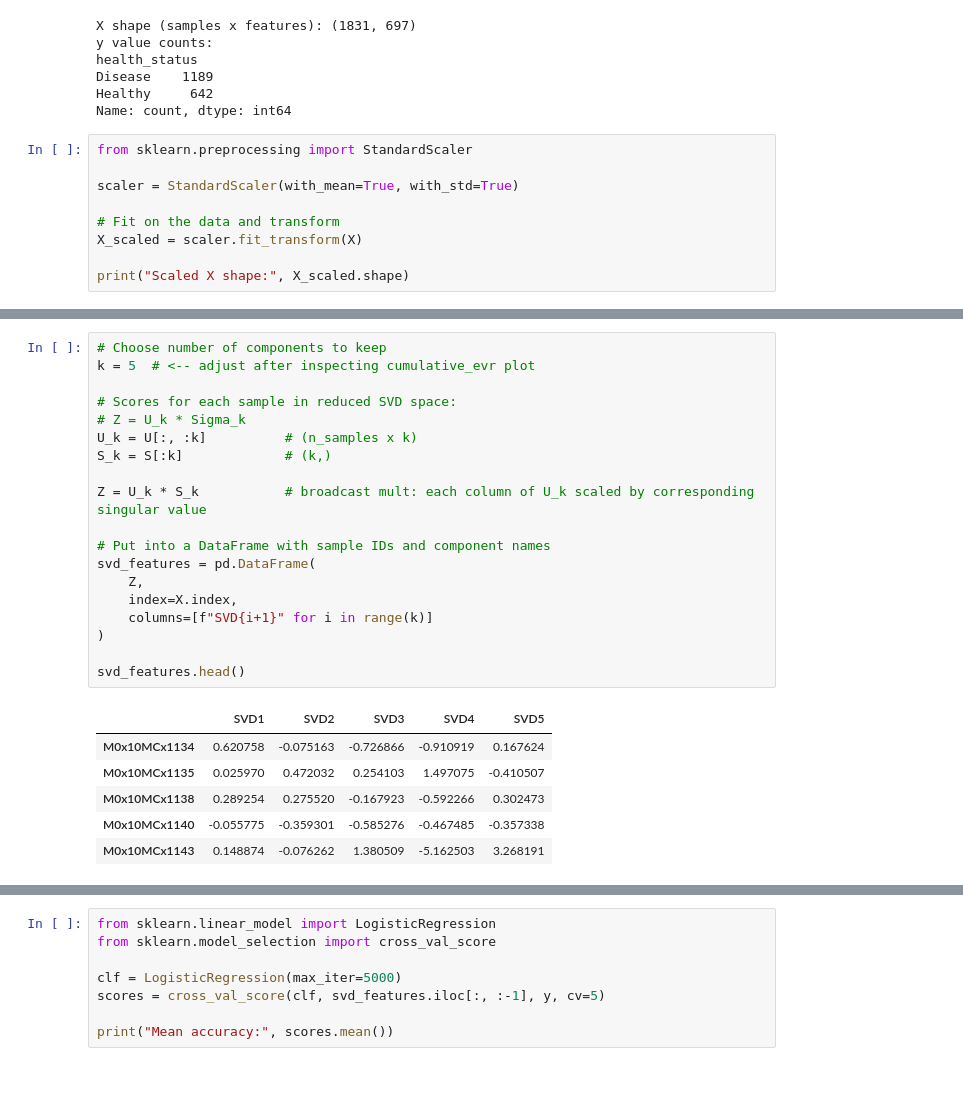
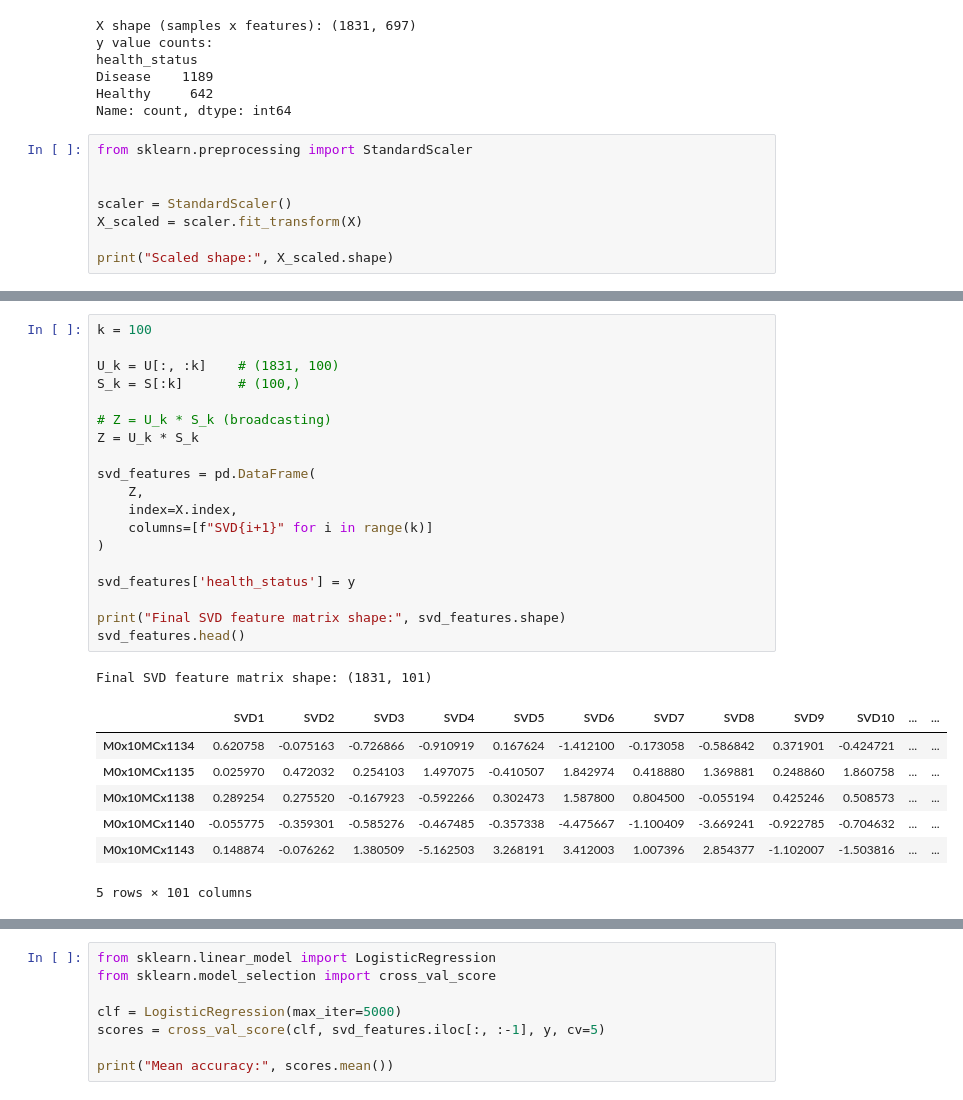
Before and after one commit to anushka-don/cs506_project, a Jupyter notebook: EDA_beta.ipynb, the cells around one changed output, grey strips where cells are left out. Drawn from its saved outputs; the diff is of its cells as text.

```diff
--- a/EDA_beta.ipynb
+++ b/EDA_beta.ipynb
@@ -746,10 +779,9 @@ Name: count, dtype: int64
 # %%
 from sklearn.preprocessing import StandardScaler
 
-scaler = StandardScaler(with_mean=True, with_std=True)
 
-# Fit on the data and transform
+scaler = StandardScaler()
 X_scaled = scaler.fit_transform(X)
 
-print("Scaled X shape:", X_scaled.shape)
+print("Scaled shape:", X_scaled.shape)
 # %% [output]
@@ -802,27 +838,29 @@ plt.show()
 # %%
-# Choose number of components to keep
-k = 5  # <-- adjust after inspecting cumulative_evr plot
+k = 100
 
-# Scores for each sample in reduced SVD space:
-# Z = U_k * Sigma_k
-U_k = U[:, :k]          # (n_samples x k)
-S_k = S[:k]             # (k,)
+U_k = U[:, :k]    # (1831, 100)
+S_k = S[:k]       # (100,)
 
-Z = U_k * S_k           # broadcast mult: each column of U_k scaled by corresponding singular value
+# Z = U_k * S_k (broadcasting)
+Z = U_k * S_k
 
-# Put into a DataFrame with sample IDs and component names
 svd_features = pd.DataFrame(
     Z,
     index=X.index,
     columns=[f"SVD{i+1}" for i in range(k)]
 )
 
+svd_features['health_status'] = y
+
+print("Final SVD feature matrix shape:", svd_features.shape)
 svd_features.head()
 # %% [output]
+Final SVD feature matrix shape: (1831, 101)
-|  | SVD1 | SVD2 | SVD3 | SVD4 | SVD5 |
-| M0x10MCx1134 | 0.620758 | -0.075163 | -0.726866 | -0.910919 | 0.167624 |
-| M0x10MCx1135 | 0.025970 | 0.472032 | 0.254103 | 1.497075 | -0.410507 |
-| M0x10MCx1138 | 0.289254 | 0.275520 | -0.167923 | -0.592266 | 0.302473 |
-| M0x10MCx1140 | -0.055775 | -0.359301 | -0.585276 | -0.467485 | -0.357338 |
-| M0x10MCx1143 | 0.148874 | -0.076262 | 1.380509 | -5.162503 | 3.268191 |
+|  | SVD1 | SVD2 | SVD3 | SVD4 | SVD5 | SVD6 | SVD7 | SVD8 | SVD9 | SVD10 | ... | ... |
+| M0x10MCx1134 | 0.620758 | -0.075163 | -0.726866 | -0.910919 | 0.167624 | -1.412100 | -0.173058 | -0.586842 | 0.371901 | -0.424721 | ... | ... |
+| M0x10MCx1135 | 0.025970 | 0.472032 | 0.254103 | 1.497075 | -0.410507 | 1.842974 | 0.418880 | 1.369881 | 0.248860 | 1.860758 | ... | ... |
+| M0x10MCx1138 | 0.289254 | 0.275520 | -0.167923 | -0.592266 | 0.302473 | 1.587800 | 0.804500 | -0.055194 | 0.425246 | 0.508573 | ... | ... |
+| M0x10MCx1140 | -0.055775 | -0.359301 | -0.585276 | -0.467485 | -0.357338 | -4.475667 | -1.100409 | -3.669241 | -0.922785 | -0.704632 | ... | ... |
+| M0x10MCx1143 | 0.148874 | -0.076262 | 1.380509 | -5.162503 | 3.268191 | 3.412003 | 1.007396 | 2.854377 | -1.102007 | -1.503816 | ... | ... |
+5 rows × 101 columns
 # %%
```
Also changed, not shown: parts of 15 cells of this notebook.
